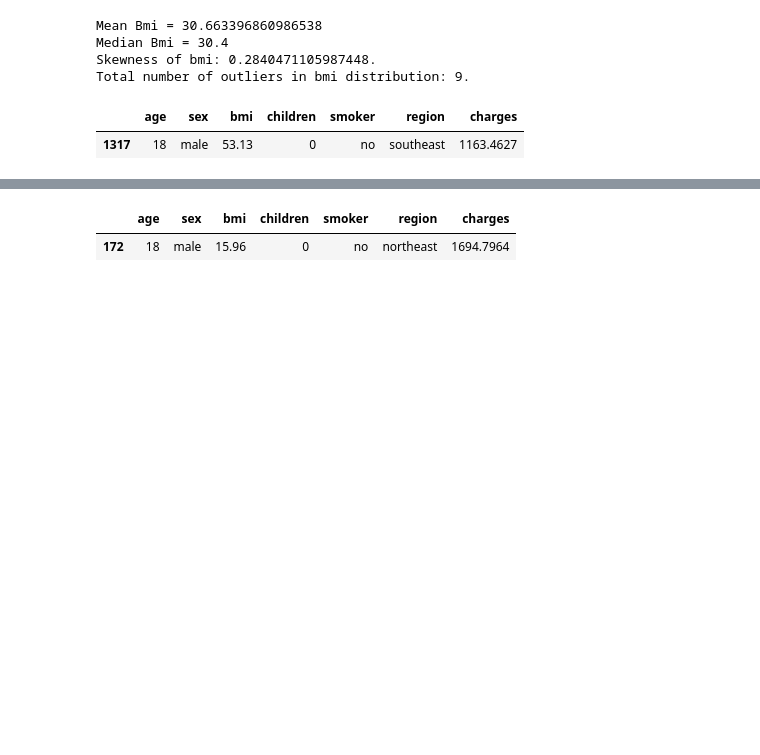
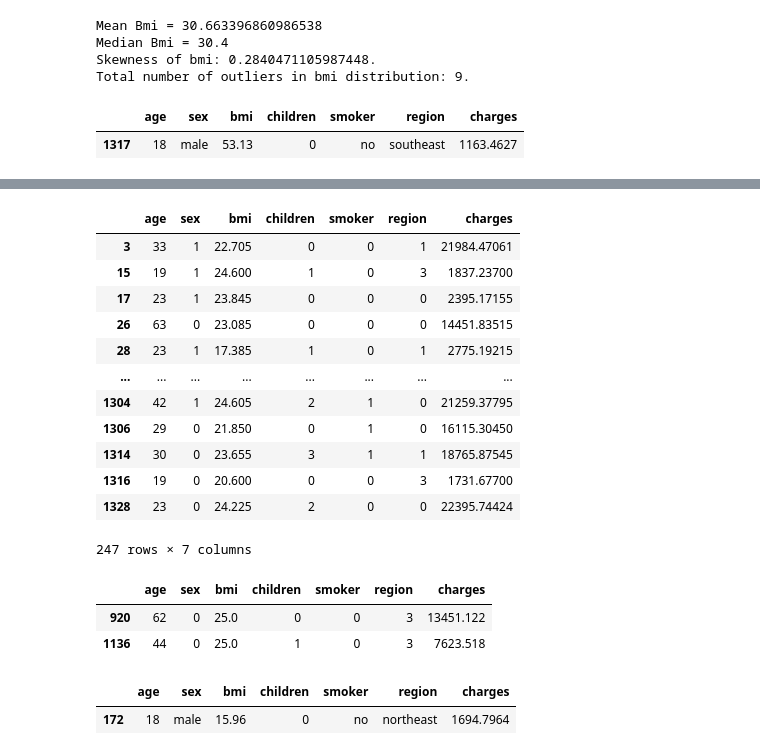
Before and after one commit to DharmayudaFebrianto/Project_DataScience-Pacmann-Academy, a Jupyter notebook: [Batch 14] Project Probability_Pacmann Academy_Dharmayuda Febrianto.ipynb, the cells around one changed output, grey strips where cells are left out. Cells and saved outputs as stored; diff of their text form; code cells hidden in the pictures; blank space fills up the shorter version.

```diff
--- a/[Batch 14] Project Probability_Pacmann Academy_Dharmayuda Febrianto.ipynb
+++ b/[Batch 14] Project Probability_Pacmann Academy_Dharmayuda Febrianto.ipynb
@@ -279,3 +344,25 @@ data[data['bmi']==data['bmi'].max()]
+# %%
+data[data['bmi'] <= 25.00]
+# %% [output]
+|  | age | sex | bmi | children | smoker | region | charges |
+| 3 | 33 | 1 | 22.705 | 0 | 0 | 1 | 21984.47061 |
+| 15 | 19 | 1 | 24.600 | 1 | 0 | 3 | 1837.23700 |
+| 17 | 23 | 1 | 23.845 | 0 | 0 | 0 | 2395.17155 |
+| 26 | 63 | 0 | 23.085 | 0 | 0 | 0 | 14451.83515 |
+| 28 | 23 | 1 | 17.385 | 1 | 0 | 1 | 2775.19215 |
+| ... | ... | ... | ... | ... | ... | ... | ... |
+| 1304 | 42 | 1 | 24.605 | 2 | 1 | 0 | 21259.37795 |
+| 1306 | 29 | 0 | 21.850 | 0 | 1 | 0 | 16115.30450 |
+| 1314 | 30 | 0 | 23.655 | 3 | 1 | 1 | 18765.87545 |
+| 1316 | 19 | 0 | 20.600 | 0 | 0 | 3 | 1731.67700 |
+| 1328 | 23 | 0 | 24.225 | 2 | 0 | 0 | 22395.74424 |
+247 rows × 7 columns
+# %%
+data[data['bmi'] == 25.00]
+# %% [output]
+|  | age | sex | bmi | children | smoker | region | charges |
+| 920 | 62 | 0 | 25.0 | 0 | 0 | 3 | 13451.122 |
+| 1136 | 44 | 0 | 25.0 | 1 | 0 | 3 | 7623.518 |
 # %%
 data[data['bmi'] == data['bmi'].min()]
 # %% [output]
```
Also changed, not shown: parts of 5 cells of this notebook.
